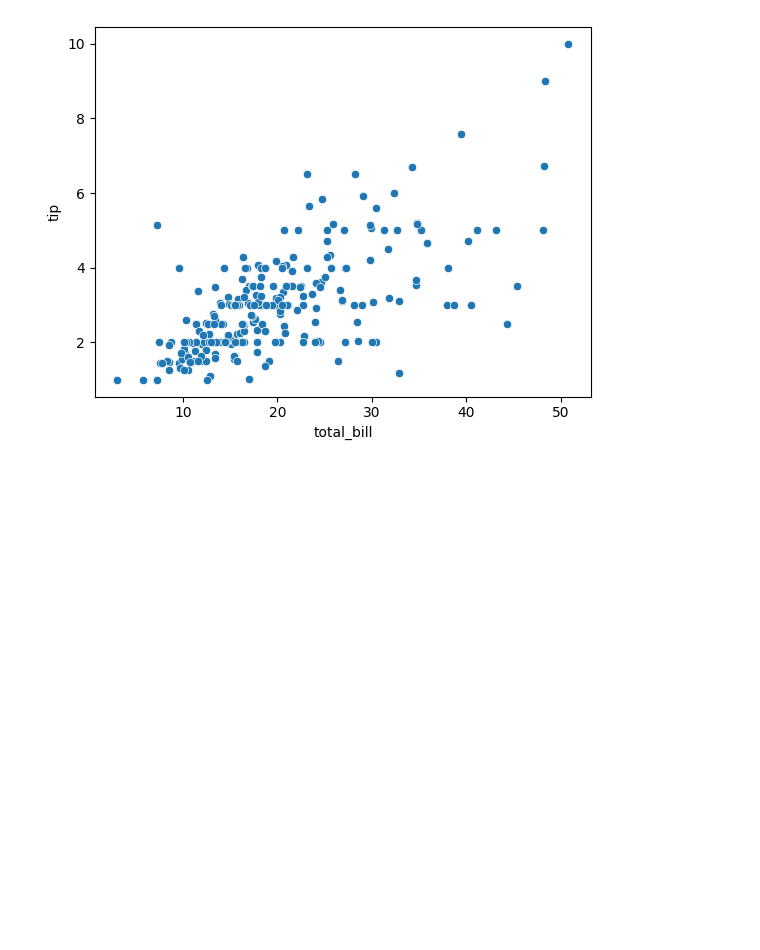
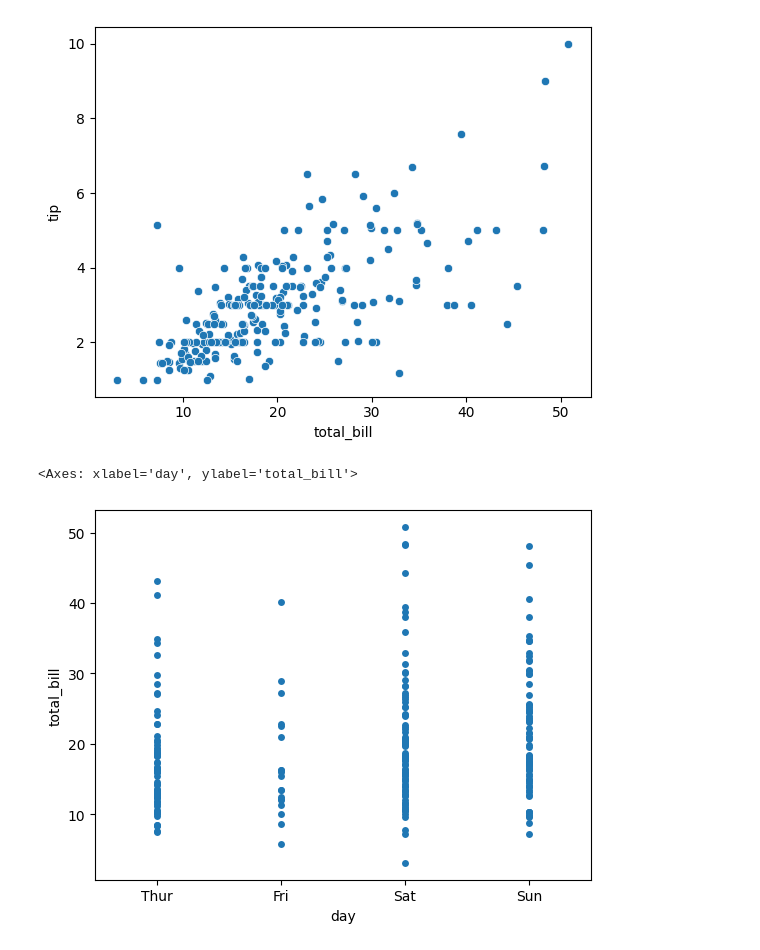
Before and after one commit to simran-aug15/Seaborn, a Jupyter notebook: categorical_plot.ipynb, the cells around one changed output. Saved outputs shown, nothing was run; the diff lists cells and outputs as text; code cells hidden in the pictures; blank space fills up the shorter version.

```diff
--- a/categorical_plot.ipynb
+++ b/categorical_plot.ipynb
@@ -17,3 +17,9 @@ sns.scatterplot(data=tips,x='total_bill',y='tip')
 # %% [output]
 <Axes: xlabel='total_bill', ylabel='tip'>
 [figure]
+# %%
+# strip plot : It takes one categorical data and other numerical data and then plot graph between
+sns.stripplot(data=tips,x='day',y='total_bill',jitter=False)
+# %% [output]
+<Axes: xlabel='day', ylabel='total_bill'>
+[figure, added]
```
